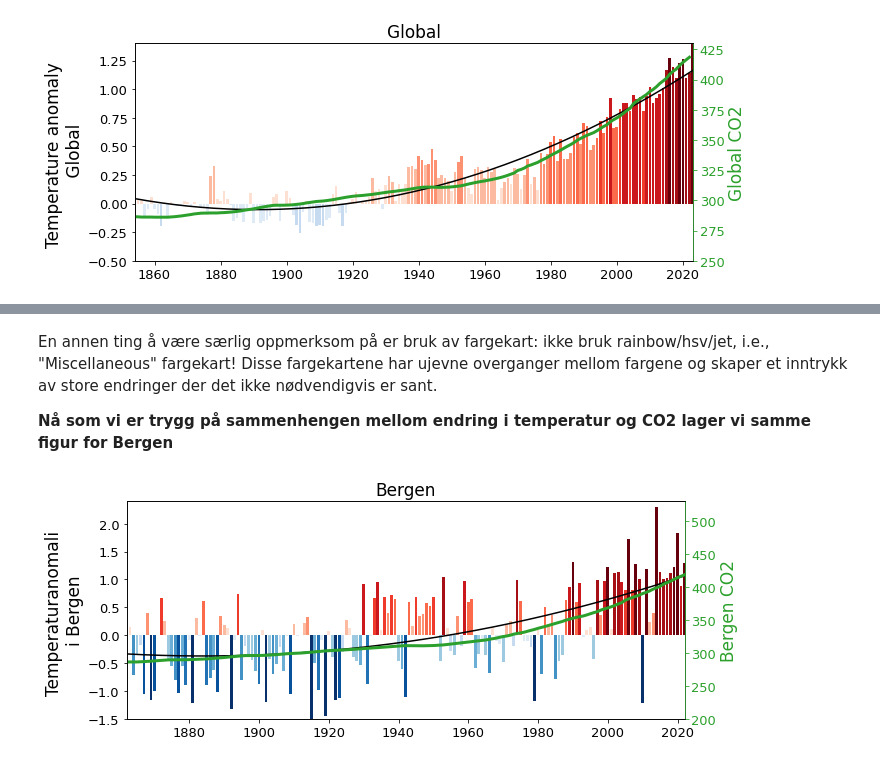
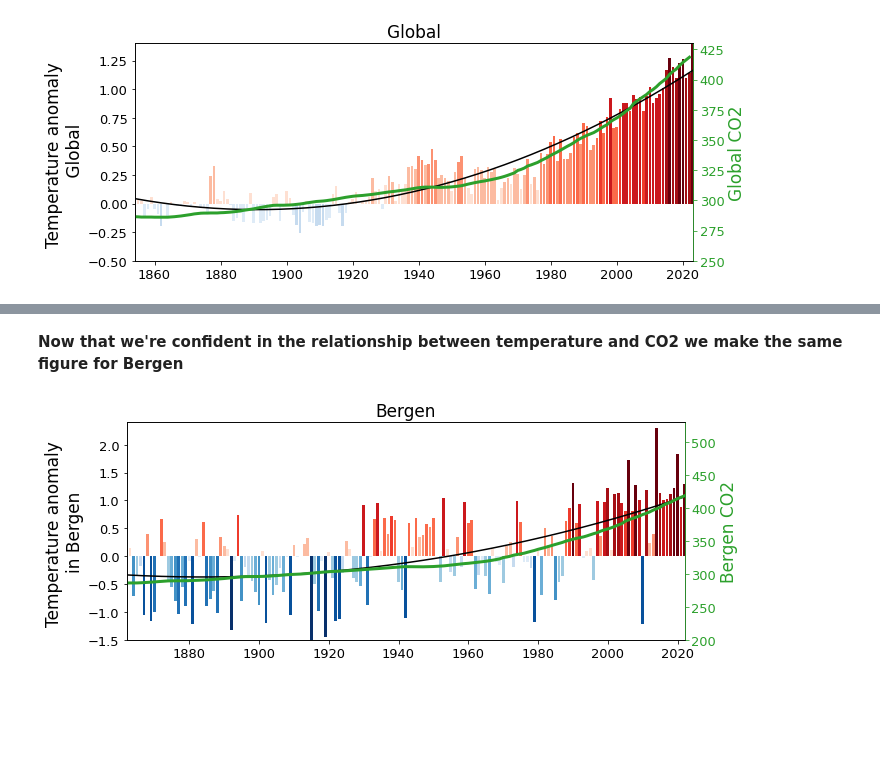
Before and after one commit to julienweihs/GEOF, a Jupyter notebook: Jupyter/Temperaturstriper_og_CO2_shortversion.ipynb, the cells around one changed output, grey strips where cells are left out. Cells and saved outputs as stored; diff of their text form; code cells hidden in the pictures; blank space fills up the shorter version.

```diff
--- a/Jupyter/Temperaturstriper_og_CO2_shortversion.ipynb
+++ b/Jupyter/Temperaturstriper_og_CO2_shortversion.ipynb
@@ -663,35 +667,33 @@ plt.show()
-# %% [markdown]
-En annen ting å være særlig oppmerksom på er bruk av fargekart: ikke bruk rainbow/hsv/jet, i.e., "Miscellaneous" fargekart! Disse fargekartene har ujevne overganger mellom fargene og skaper et inntrykk av store endringer der det ikke nødvendigvis er sant.
-
-**Nå som vi er trygg på sammenhengen mellom endring i temperatur og CO2 lager vi samme figur for Bergen**
+# %% [markdown]
+**Now that we're confident in the relationship between temperature and CO2 we make the same figure for Bergen**
 # %%
 # 🎨
 fig, ax=plt.subplots(1, 1, figsize=(10, 4))
 ax.bar(
-    tid['Bergen'], temp['Bergen'],
-    color=cmap((temp['Bergen']+max_anomaly)/(2*max_anomaly)) #normalize data values to the range [0, 1]
+    time['Bergen'], temp['Bergen'],
+    color=cmap((temp['Bergen']+max_anomaly)/(2*max_anomaly)) # normalize values to the range [0, 1]
 )
 plt.title('Bergen')
 ax.set_ylim(-1.5, 2.4)
 
-# Legg til trendlinjer fra tidligere
-a = np.polyfit(tid['Bergen'], temp['Bergen'], 2)
+# Add the trend lines
+a = np.polyfit(time['Bergen'], temp['Bergen'], 2)
 ax.plot(
-    tid['Bergen'], a[0]*tid['Bergen']**2
-    + a[1]*tid['Bergen'] + a[2], 'k'
+    time['Bergen'], a[0]*time['Bergen']**2
+    + a[1]*time['Bergen'] + a[2], 'k'
 )
-ax.set_ylabel('Temperaturanomali \ni Bergen')
+ax.set_ylabel('Temperature anomaly \nin Bergen')
 
-# Legg til global CO2
+# Add global CO2
 ax2=ax.twinx()
-ax2.plot(tidco2, co2, 'C2', linewidth=3)
+ax2.plot(timeco2, co2, 'C2', linewidth=3)
 ax2.set_ylim(200, 530)
 ax2.spines['right'].set_color('C2')
 ax2.tick_params(axis='y', colors='C2')
 ax2.yaxis.label.set_color('C2')
 ax2.set_ylabel('Bergen CO2')
 
-plt.xlim(tid['Bergen'][0], tid['Bergen'][-1])
+plt.xlim(time['Bergen'][0], time['Bergen'][-1])
 plt.show()
 # %% [output]
-[figure, old version]
+[figure, new version]
```
Also changed, not shown: parts of 17 cells of this notebook.
